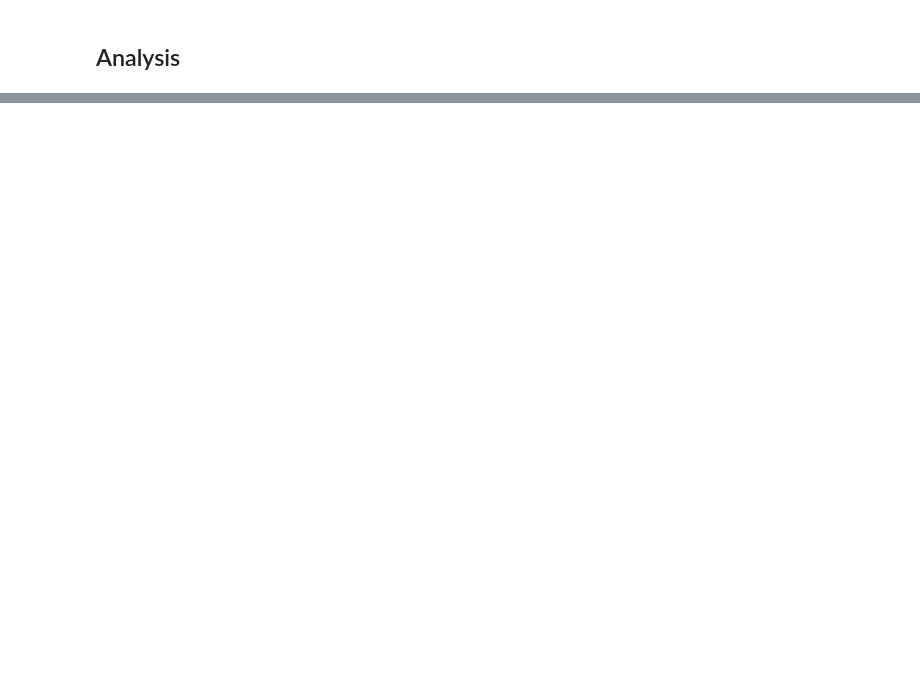
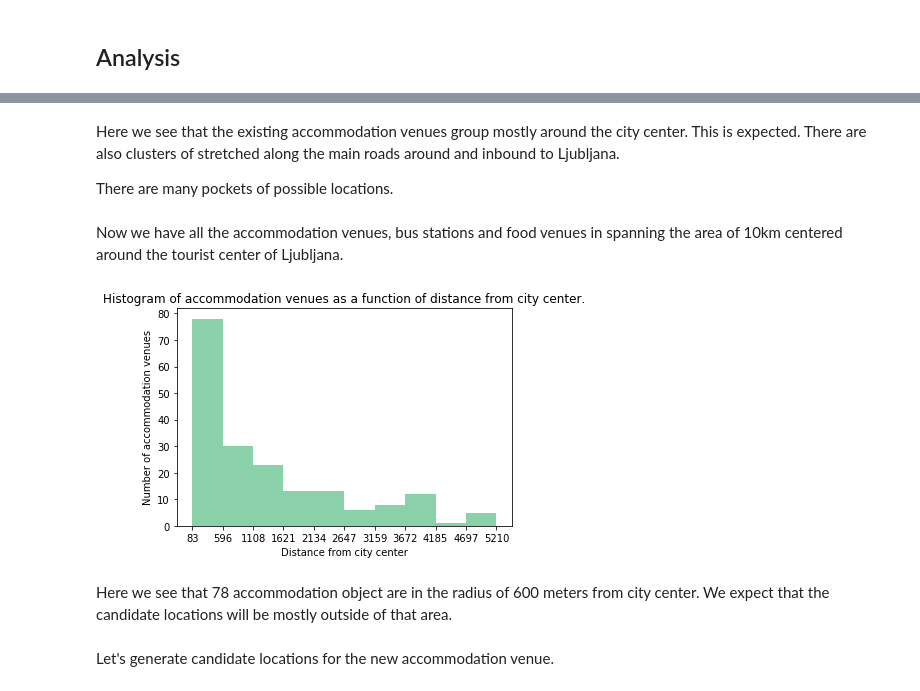
Before and after one commit to mkaste/Coursera_Capstone, a Jupyter notebook: Capstone_Project.ipynb, the cells around one changed output, grey strips where cells are left out. Drawn from its saved outputs; the diff is of its cells as text; code cells hidden in the pictures; blank space fills up the shorter version.

```diff
--- a/Capstone_Project.ipynb
+++ b/Capstone_Project.ipynb
@@ -337,0 +308,21 @@ Processing areas: +.+.+.+++.+.+.+.+...+.+.+++.+...+.+++++.+.+.+++.+.
+# %%
+# Get all the accomodation places in the grid
+
+# Accomodations_id is the Foursquare category id for "Hotel"
+accommodations_id = ["4bf58dd8d48988d1fa931735"]
+from_file = True
+
+if (from_file):
+    try:
+        print("Reading data from file...", end="")
+        accommodations = pd.read_csv("accommodations_10km.csv")
+        print("Done")
+    except:
+        print("Can't load data from file.")
+
+else:
+    try:
+        accommodations = get_venues_in_grid(accommodations_id, grid)
+        accommodations.to_csv("accommodations_10km.csv", index=False)
+    except:
+        print("Problem fetching or saving data.")
@@ -803,0 +503,29 @@ map_lj
+# %% [markdown]
+Here we see that the existing accommodation venues group mostly around the city center. This is expected. There are also clusters of stretched along the main roads around and inbound to Ljubljana.
+
+There are many pockets of possible locations.
+# %% [markdown]
+Now we have all the accommodation venues, bus stations and food venues in spanning the area of 10km centered around the tourist center of Ljubljana.
+# %%
+# Histogram of accomodiation venues based on distance
+#bins = np.linspace(min(accommodations['Distance to center']), max(accommodations['Distance to center']), 10)
+#accommodations["Distance to center binned"]=pd.cut(accommodations["Distance to center"], bins, include_lowest=True)
+
+
+count,bin_edges = np.histogram(accommodations['Distance to center'],10)
+
+accommodations['Distance to center'].plot(kind='hist',
+                                          xticks=bin_edges,
+                                          bins=10,
+                                          alpha=0.6,
+                                          color=['mediumseagreen'])
+plt.title("Histogram of accommodation venues as a function of distance from city center.")
+plt.ylabel("Number of accommodation venues")
+plt.xlabel("Distance from city center")
+plt.show()
+# %% [output]
+[figure, added]
+# %% [markdown]
+Here we see that 78 accommodation object are in the radius of 600 meters from city center. We expect that the candidate locations will be mostly outside of that area.
+# %% [markdown]
+Let's generate candidate locations for the new accommodation venue.
```
Also changed, not shown: parts of 80 cells of this notebook, 3 other files.
